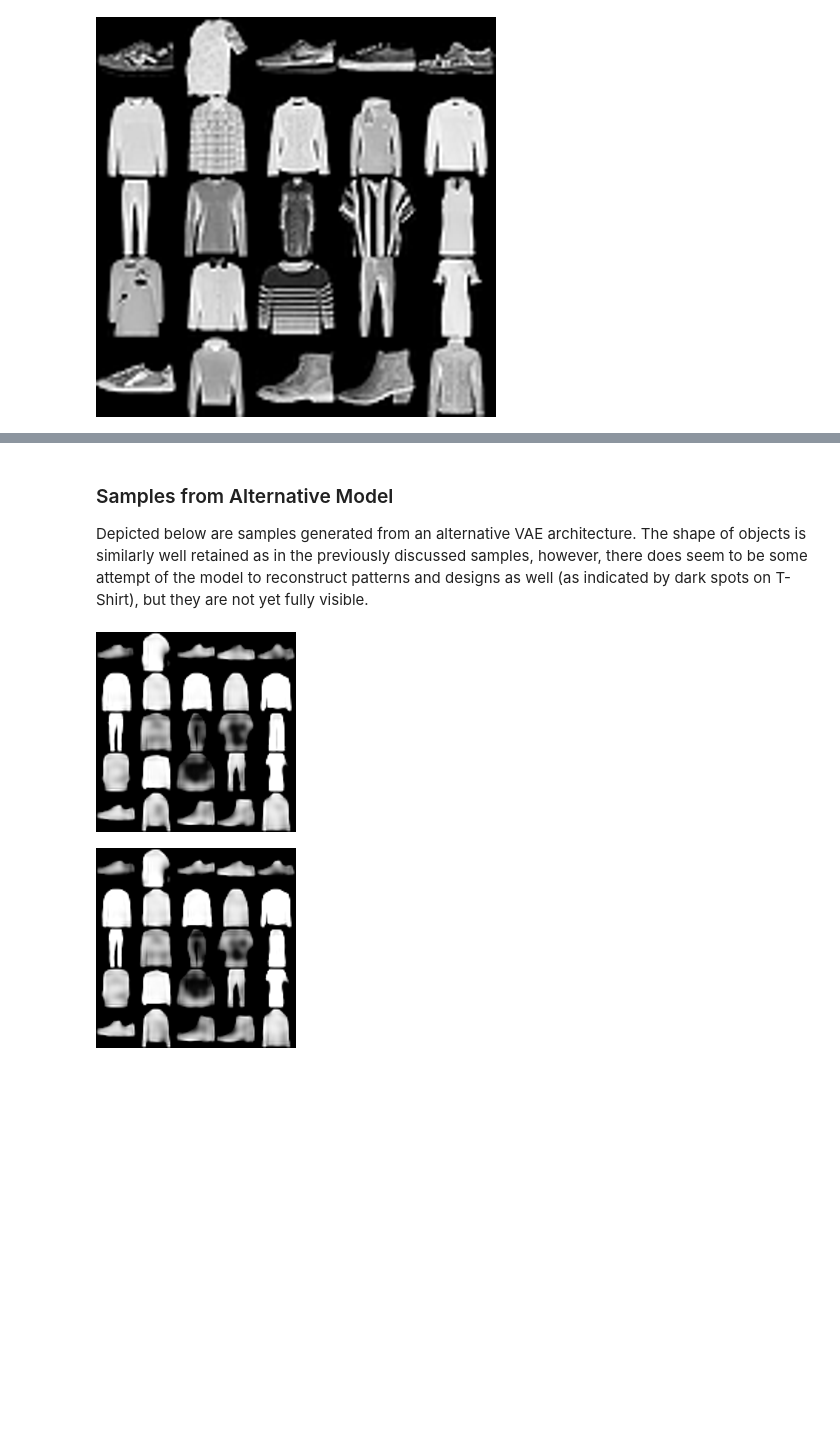
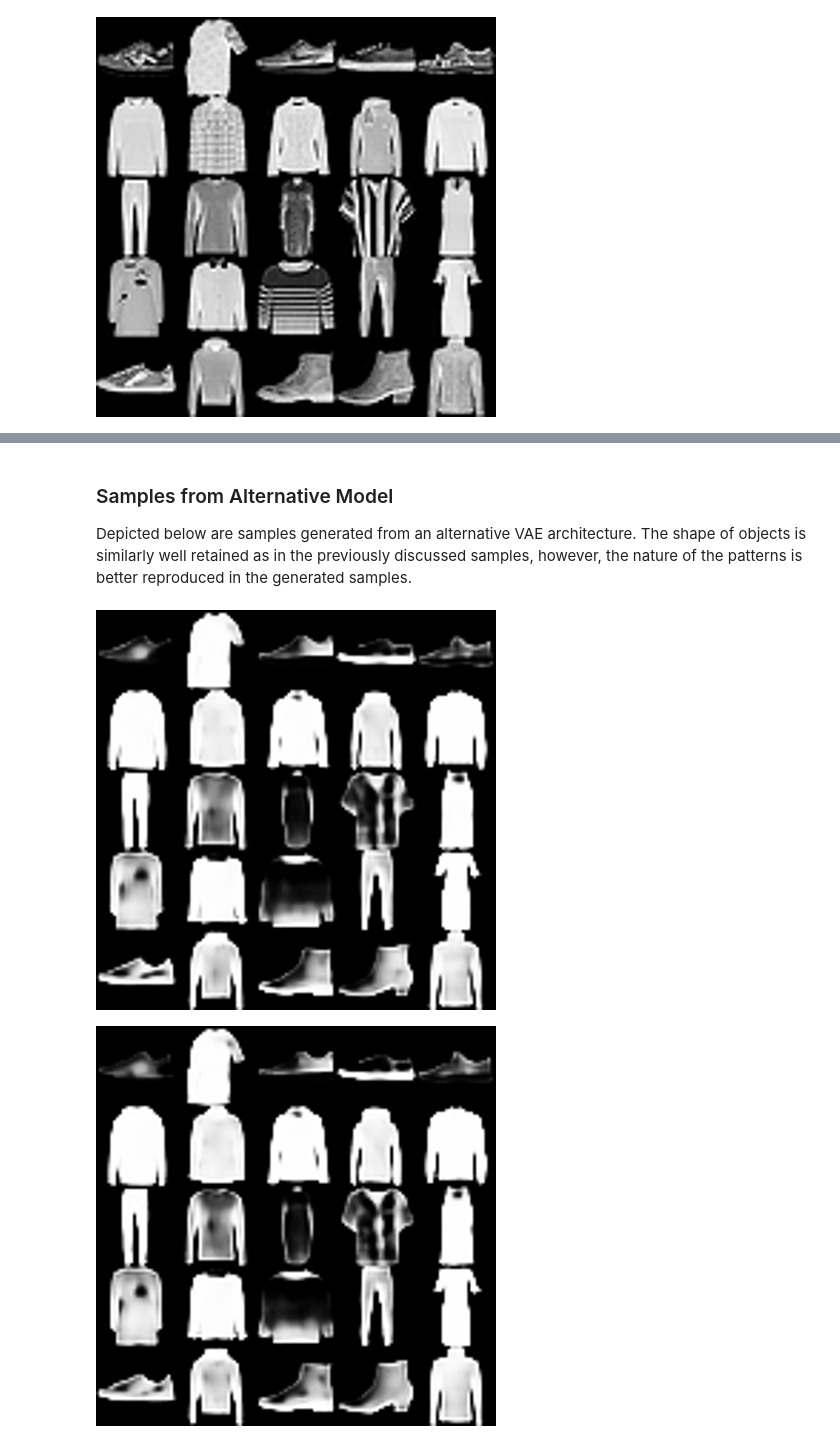
Before and after one commit to GiuliaCaglia/fashion-mnist-vae, a Jupyter notebook: notebooks/Visualizations & Samples.ipynb, the cells around one changed output, grey strips where cells are left out. Cells and saved outputs as stored; diff of their text form; code cells hidden in the pictures; blank space fills up the shorter version.

Commit message:
Doc (readme): Update visualizations

```diff
--- a/notebooks/Visualizations & Samples.ipynb
+++ b/notebooks/Visualizations & Samples.ipynb
@@ -66,7 +66,7 @@ morphing_images = vae.decoder(morphing_samples).view(-1, 28, 28).cpu().detach().
 
 # Conditional VAE
 vae_con_predictive = pyro.infer.Predictive(model=vae_con.model, guide=vae_con.guide, num_samples=5)
-latent_space_samples = vae_con_predictive(sample_test_images, torch.ones_like(sample_test_labels) * 1)["latent_space"]
+latent_space_samples = vae_con_predictive(sample_test_images, sample_test_labels)["latent_space"]
 vae_con_images = []
 for batch in latent_space_samples:
     generated_images = vae_con.decoder(batch).view(-1, 28, 28).detach().cpu().numpy() * 255
@@ -111,10 +117,10 @@ display(image_grid)
 # %% [markdown]
 ### Samples from Alternative Model
-Depicted below are samples generated from an alternative VAE architecture. The shape of objects is similarly well retained as in the previously discussed samples, however, there does seem to be some attempt of the model to reconstruct patterns and designs as well (as indicated by dark spots on T-Shirt), but they are not yet fully visible.
+Depicted below are samples generated from an alternative VAE architecture. The shape of objects is similarly well retained as in the previously discussed samples, however, the nature of the patterns is better reproduced in the generated samples.
 # %%
 for images in vae_con_images:
-    image_grid = utils.image_grid(images, rows=5, cols=5, gridsize=(200, 200))
+    image_grid = utils.image_grid(images, rows=5, cols=5, gridsize=(400, 400))
     display(image_grid)
 # %% [output]
-[figure, old version]
+[figure, new version]
-[figure, old version]
+[figure, new version]
```
Also changed, not shown: parts of 9 cells of this notebook, 3 other files.
